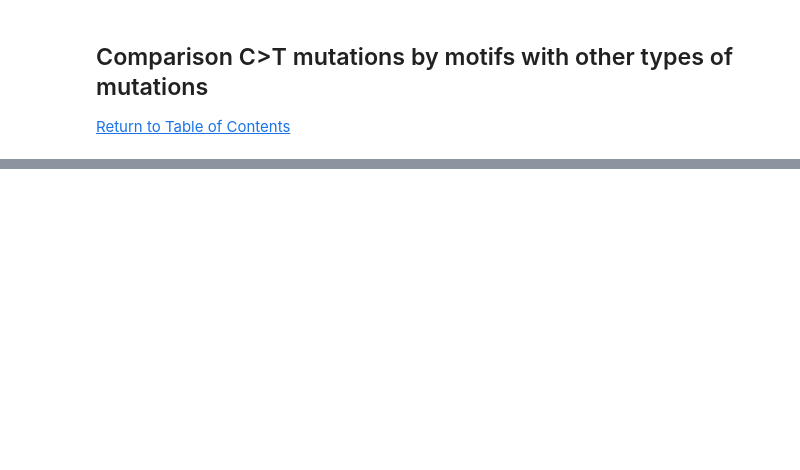
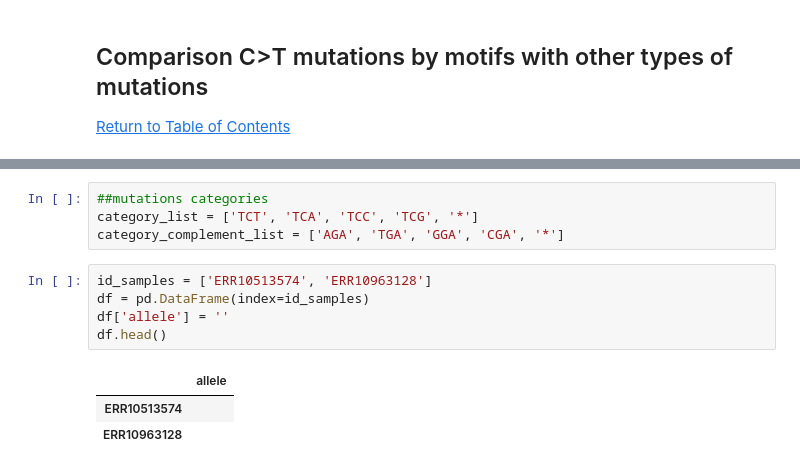
Before and after one commit to AlisaLyskova/APOBEC_mutagenesis_MPXV, a Jupyter notebook: MPXV_APOBEC.ipynb, the cells around one changed output, grey strips where cells are left out. Drawn from its saved outputs; the diff is of its cells as text; blank space fills up the shorter version.

```diff
--- a/MPXV_APOBEC.ipynb
+++ b/MPXV_APOBEC.ipynb
@@ -832,0 +254,13 @@ with open(outfile, 'w') as fout:
+# %%
+##mutations categories
+category_list = ['TCT', 'TCA', 'TCC', 'TCG', '*']
+category_complement_list = ['AGA', 'TGA', 'GGA', 'CGA', '*']
+# %%
+id_samples = ['ERR10513574', 'ERR10963128']
+df = pd.DataFrame(index=id_samples)
+df['allele'] = ''
+df.head()
+# %% [output]
+|  | allele |
+| ERR10513574 |  |
+| ERR10963128 |  |
```
Also changed, not shown: parts of 62 cells of this notebook, 26 other files.
